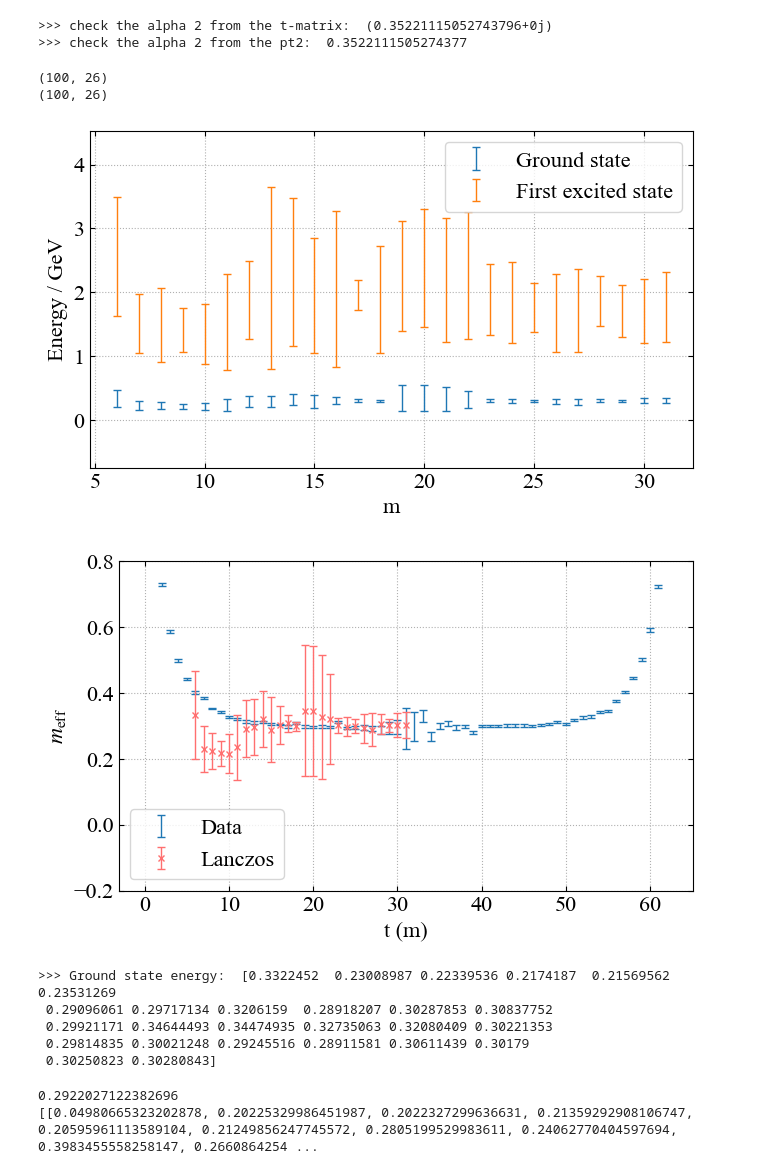
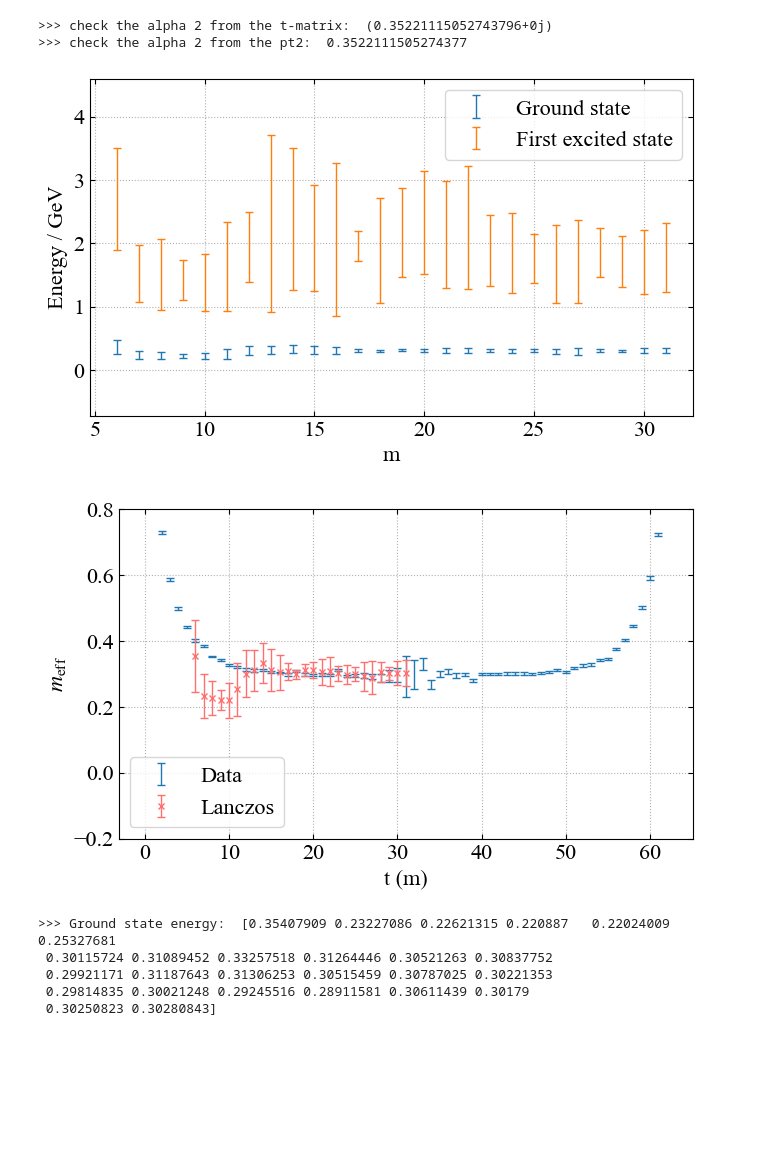
Before and after one commit to Greyyy-HJC/LaMETLat, a Jupyter notebook: examples/lanczos.ipynb, the cells around one changed output. Cells and saved outputs as stored; diff of their text form; code cells hidden in the pictures; blank space fills up the shorter version.

```diff
--- a/examples/lanczos.ipynb
+++ b/examples/lanczos.ipynb
@@ -56,13 +56,15 @@ t_matrix = t_matrix_class.main(ifcheck=True)
 # %%
 
 m_ls = np.arange(6, 32)
-e0_ls, e1_ls = [], []
+e0_gv, e1_gv = [], []
 
-for n_conf in range(len(pt2_bs)):
-    pt2_norm = pt2_bs[n_conf] / pt2_bs[n_conf][0]
 
+for m in m_ls:
     temp_e0, temp_e1 = [], []
-    for m in m_ls:
+
+    for n_conf in range(len(pt2_bs)):
+        pt2_norm = pt2_bs[n_conf] / pt2_bs[n_conf][0]
+
         t_matrix_class = T_Matrix(pt2_norm, m=m)
         t_matrix = t_matrix_class.main(ifcheck=False)
 
@@ -79,55 +81,42 @@ for n_conf in range(len(pt2_bs)):
         energy_states = np.array([e for e in energy_states if not np.isnan(e) and e > 0])
         energy_states = np.sort(energy_states)
 
-        if len(energy_states) > 1:
+        if len(energy_states) > 1 and 1 > energy_states[0] > 0.1: # todo: constrain the range of g.s. energy
             temp_e0.append(energy_states[0])
             temp_e1.append(energy_states[1])
 
     if len(temp_e0) > 0 and len(temp_e1) > 0:
-        e0_ls.append(temp_e0)
-        e1_ls.append(temp_e1)
+        e0_gv.append(bs_ls_avg(temp_e0))
+        e1_gv.append(bs_ls_avg(temp_e1))
 
-print(np.shape(e0_ls))
-print(np.shape(e1_ls))
-
-e0_gv = bs_ls_avg(e0_ls)
-e1_gv = bs_ls_avg(e1_ls)
 
 fig, ax = default_plot()
 ax.errorbar(m_ls, gv.mean(e0_gv), yerr=gv.sdev(e0_gv), label='Ground state', **errorb)
 ax.errorbar(m_ls, gv.mean(e1_gv), yerr=gv.sdev(e1_gv), label='First excited state', **errorb)
 ax.set_xlabel('m', **fs_p)
 ax.set_ylabel('Energy / GeV', **fs_p)
-ax.set_ylim(auto_ylim([gv.mean(e0_gv), gv.mean(e1_gv)], [gv.sdev(e0_gv), gv.sdev(e1_gv)]))
+ax.set_ylim(auto_ylim([np.array(gv.mean(e0_gv)), np.array(gv.mean(e1_gv))], [np.array(gv.sdev(e0_gv)), np.array(gv.sdev(e1_gv))]))
 plt.legend(loc='upper right', **fs_p)
 plt.tight_layout()
 plt.show()
 
 
 fig, ax = default_plot()
 ax.errorbar(np.arange(len(meff_avg)), gv.mean(meff_avg), yerr=gv.sdev(meff_avg), label='Data', **errorb)
 ax.errorbar(m_ls, gv.mean(e0_gv), yerr=gv.sdev(e0_gv), label='Lanczos', marker='x', color=red, **errorb)
 ax.set_xlabel('t (m)', **fs_p)
 ax.set_ylabel(r'$m_{\rm eff}$', **fs_p)
 plt.ylim(-0.2, 0.8)
 plt.legend(**fs_p)
 plt.tight_layout()
 plt.show()
 
 print(">>> Ground state energy: ", gv.mean(e0_gv))
 # %% [output]
-(100, 26)
-(100, 26)
-[figure, old version]
+[figure, new version]
-[figure, old version]
+[figure, new version]
->>> Ground state energy:  [0.3322452  0.23008987 0.22339536 0.2174187  0.21569562 0.23531269
- 0.29096061 0.29717134 0.3206159  0.28918207 0.30287853 0.30837752
- 0.29921171 0.34644493 0.34474935 0.32735063 0.32080409 0.30221353
- 0.29814835 0.30021248 0.29245516 0.28911581 0.30611439 0.30179
- 0.30250823 0.30280843]
+>>> Ground state energy:  [0.35407909 0.23227086 0.22621315 0.220887   0.22024009 0.25327681
+ 0.30115724 0.31089452 0.33257518 0.31264446 0.30521263 0.30837752
+ 0.29921171 0.31187643 0.31306253 0.30515459 0.30787025 0.30221353
+ 0.29814835 0.30021248 0.29245516 0.28911581 0.30611439 0.30179
+ 0.30250823 0.30280843]
-# %%
-print(np.mean(e0_ls))
-print(e0_ls)
-# %% [output]
-0.2922027122382696
-[[0.04980665323202878, 0.20225329986451987, 0.2022327299636631, 0.21359292908106747, 0.20595961113589104, 0.21249856247745572, 0.2805199529983611, 0.24062770404597694, 0.3983455558258147, 0.2660864254 ...
```
Also changed, not shown: 1 other file.
